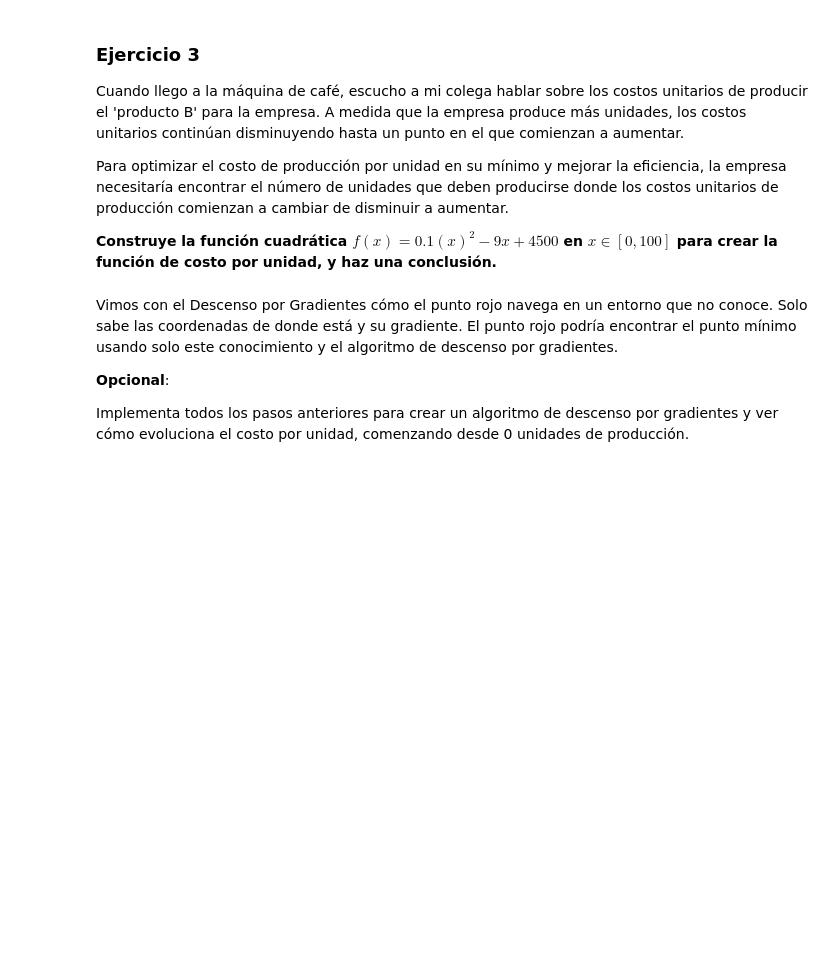
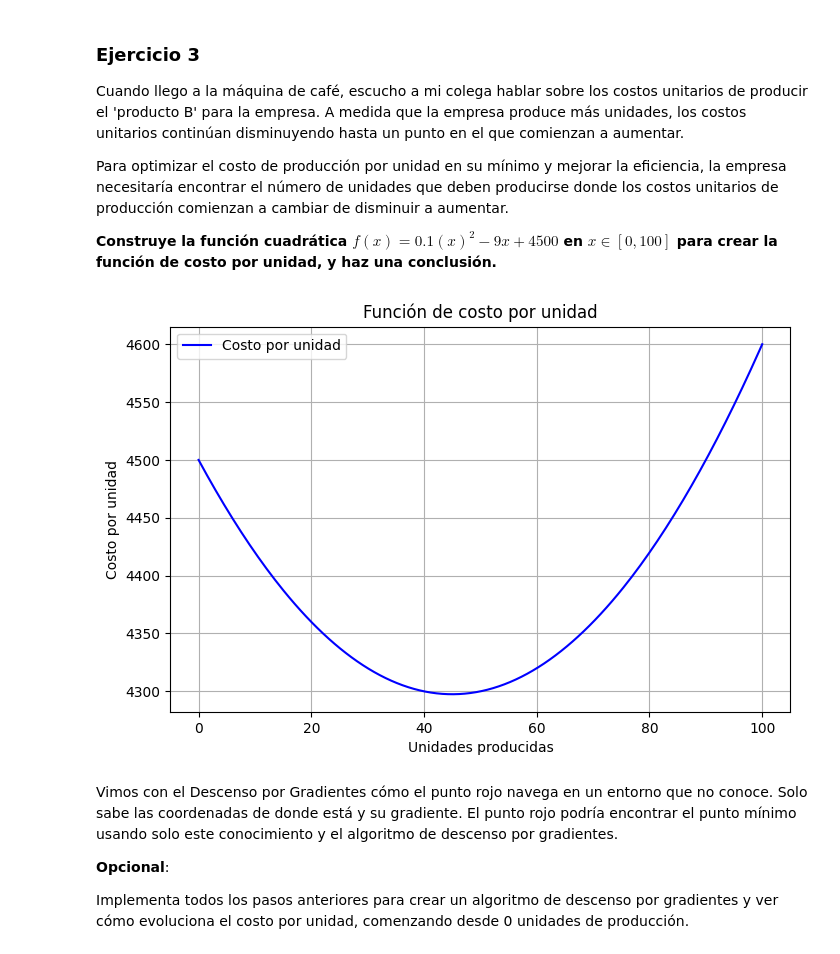
Before and after one commit to lab2077/calculus-and-algebra-problems-with-python, a Jupyter notebook: notebook/problems.es.ipynb, the cells around one changed output. Drawn from its saved outputs; the diff is of its cells as text; code cells hidden in the pictures; blank space fills up the shorter version.

```diff
--- a/notebook/problems.es.ipynb
+++ b/notebook/problems.es.ipynb
@@ -294,6 +294,23 @@ Para optimizar el costo de producción por unidad en su mínimo y mejorar la efi
 **Construye la función cuadrática $f(x)=0.1(x)^2−9x +4500$ en $x∈[0,100]$ para crear la función de costo por unidad, y haz una conclusión.**
 # %%
 # Definir y graficar la función
+def funcion_costo(x):
+    return 0.1 * x**2 - 9 * x + 4500
+
+# Valores de x en el rango dado
+x = np.linspace(0, 100, 200)
+y = funcion_costo(x)
+
+plt.figure(figsize=(8, 5))
+plt.plot(x, y, label="Costo por unidad", color="b")
+plt.xlabel("Unidades producidas")
+plt.ylabel("Costo por unidad")
+plt.title("Función de costo por unidad")
+plt.legend()
+plt.grid()
+plt.show()
+# %% [output]
+[figure, added]
 # %% [markdown]
 Vimos con el Descenso por Gradientes cómo el punto rojo navega en un entorno que no conoce. Solo sabe las coordenadas de donde está y su gradiente. El punto rojo podría encontrar el punto mínimo usando solo este conocimiento y el algoritmo de descenso por gradientes.
 
```
Also changed, not shown: parts of 10 cells of this notebook.
